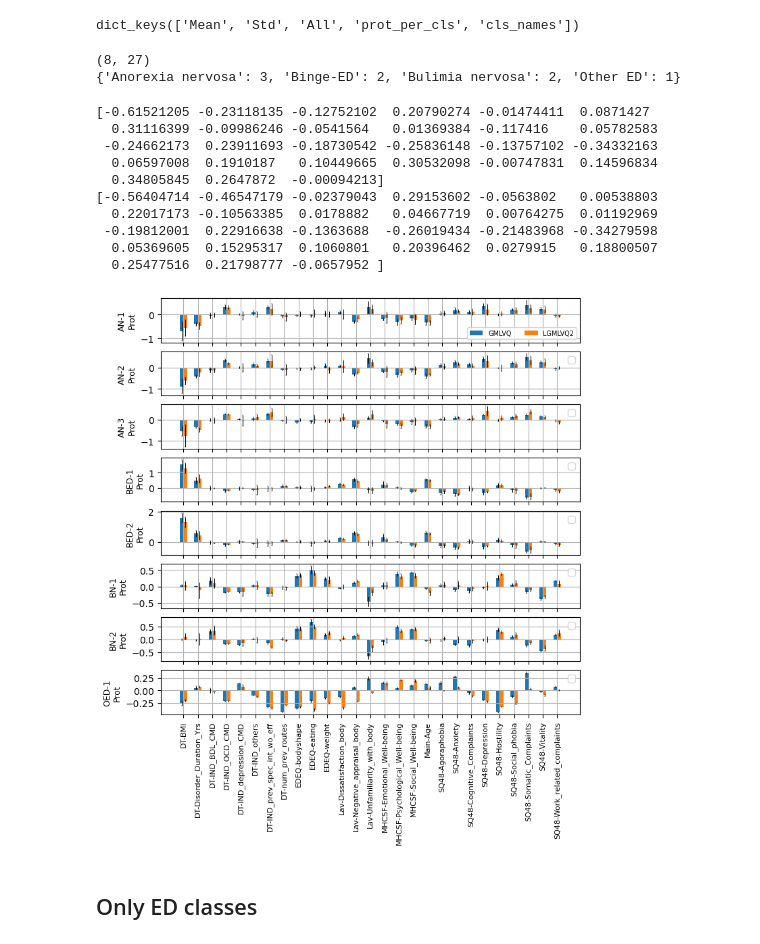
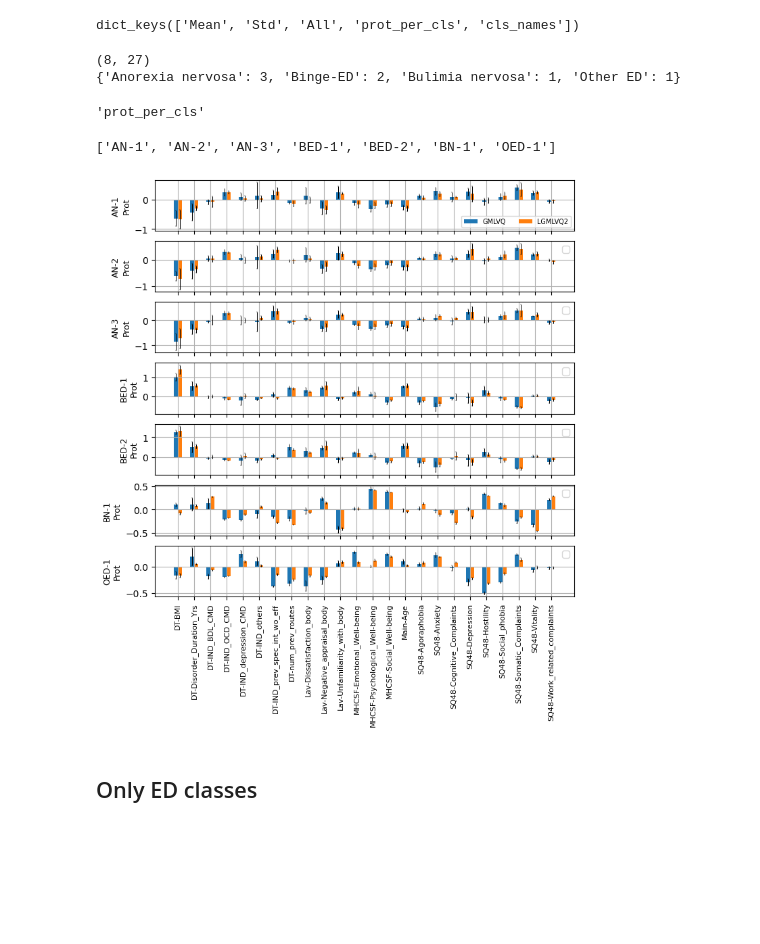
Before and after one commit to SrGh31/ED-profiling, a Jupyter notebook: Prediction_EDTypes_Severity.ipynb, the cells around one changed output. Cells and saved outputs as stored; diff of their text form; code cells hidden in the pictures; blank space fills up the shorter version.

```diff
--- a/Prediction_EDTypes_Severity.ipynb
+++ b/Prediction_EDTypes_Severity.ipynb
@@ -433,7 +428,7 @@ KNN-Test
 # %%
 select_keys1=['RF', 'KNN','RSVC', 'LDA','GMLVQ']
 select_keys2=['GNB','LGMLVQ2', 'LogLASSO']
-fs, choice=9, 2.1
+fs, choice=9, 1.1
 exp_name=save_dict[choice]
 X=dataset_types[choice]['mice_zXtrain']
 fimp_all=fimp_all_exps[choice]
@@ -521,56 +517,49 @@ print(Prot_dict)
 'prot_per_cls'
 # %% [output]
 (8, 27)
-{'Anorexia nervosa': 3, 'Binge-ED': 2, 'Bulimia nervosa': 2, 'Other ED': 1}
+{'Anorexia nervosa': 3, 'Binge-ED': 2, 'Bulimia nervosa': 1, 'Other ED': 1}
+'prot_per_cls'
-# %%
-print(prots_lvq_all[choice][key]['Mean'][1,:])
-print(prots_lvq_all[choice][key]['Mean'][0,:])
-# %% [output]
-[-0.61521205 -0.23118135 -0.12752102  0.20790274 -0.01474411  0.0871427
-  0.31116399 -0.09986246 -0.0541564   0.01369384 -0.117416    0.05782583
- -0.24662173  0.23911693 -0.18730542 -0.25836148 -0.13757102 -0.34332163
-  0.06597008  0.1910187   0.10449665  0.30532098 -0.00747831  0.14596834
-  0.34805845  0.2647872  -0.00094213]
-[-0.56404714 -0.46547179 -0.02379043  0.29153602 -0.0563802   0.00538803
-  0.22017173 -0.10563385  0.0178882   0.04667719  0.00764275  0.01192969
- -0.19812001  0.22916638 -0.1363688  -0.26019434 -0.21483968 -0.34279598
-  0.05369605  0.15295317  0.1060801   0.20396462  0.0279915   0.18800507
-  0.25477516  0.21798777 -0.0657952 ]
+# %%
+prot_cls
+# %% [output]
+['AN-1', 'AN-2', 'AN-3', 'BED-1', 'BED-2', 'BN-1', 'OED-1']
 # %%
 ind, nprots = np.arange(len(adapted_combo_cols)), np.sum(prots_lvq_all[choice]['GMLVQ']['prot_per_cls'])
 width = 0.25  # the width of the bars
 shifts=[-0.125,0.125]
-choice=2.1
+choice=1.1
 fig2, ax2 = plt.subplots(nprots,1, figsize=(8,8), sharex=True)
 rects_all={}
 for prot in range(nprots):
     for idx,key in enumerate(['GMLVQ','LGMLVQ2']):
         clsName=prot_cls[prot]#pipeClassifiers_all[key][0][key].classes_[cls]
         bardata, err=prots_lvq_all[choice][key]['Mean'][prot], prots_lvq_all[choice][key]['Std'][prot]
         #bardata=bardata
+       # if (prot_cls[prot]=='BED-1') | (prot_cls[prot]=='BED-2'):
+       #     print(bardata)
         rects_all[key] = ax2[prot].bar(ind +shifts[idx], bardata, width, yerr=err, label=key,
                            error_kw=dict(lw=0.75, capsize=0.5, capthick=0.3))
 # Add some text for labels, title and custom x-axis tick labels, etc.
     ax2[prot].set_ylabel('%s\nProt'%clsName, fontsize=fs)
     ax2[prot].grid()
     if prot==nprots-1:
         ax2[prot].set_xticks(ind)
         ax2[prot].set_xticklabels(adapted_combo_cols, rotation=90, fontsize=fs-1)
     else:
         ax2[prot].set_xticklabels([])
     if prot==0:
         ax2[prot].legend(fontsize=fs-2, loc='lower right', ncol=2)
     else:
         ax2[prot].legend('')
    # ax2[prot].set_ylim([-1, 1.75])
 fig.tight_layout()
 plt.show()
 fig2.savefig('figs/PDFs/classification/Prots_%s.pdf'%exp_name, bbox_inches='tight', transparent=False,\
                pad_inches=0.01)
 fig2.savefig('figs/PNGs/classification/Prots_%s.png'%exp_name, bbox_inches='tight', transparent=False,\
                pad_inches=0.01)
 # %% [output]
-[figure, old version]
+[figure, new version]
 # %% [markdown]
 ## Only ED classes
 # %% [raw]
```
Also changed, not shown: parts of 5 cells of this notebook, 15 other files.
